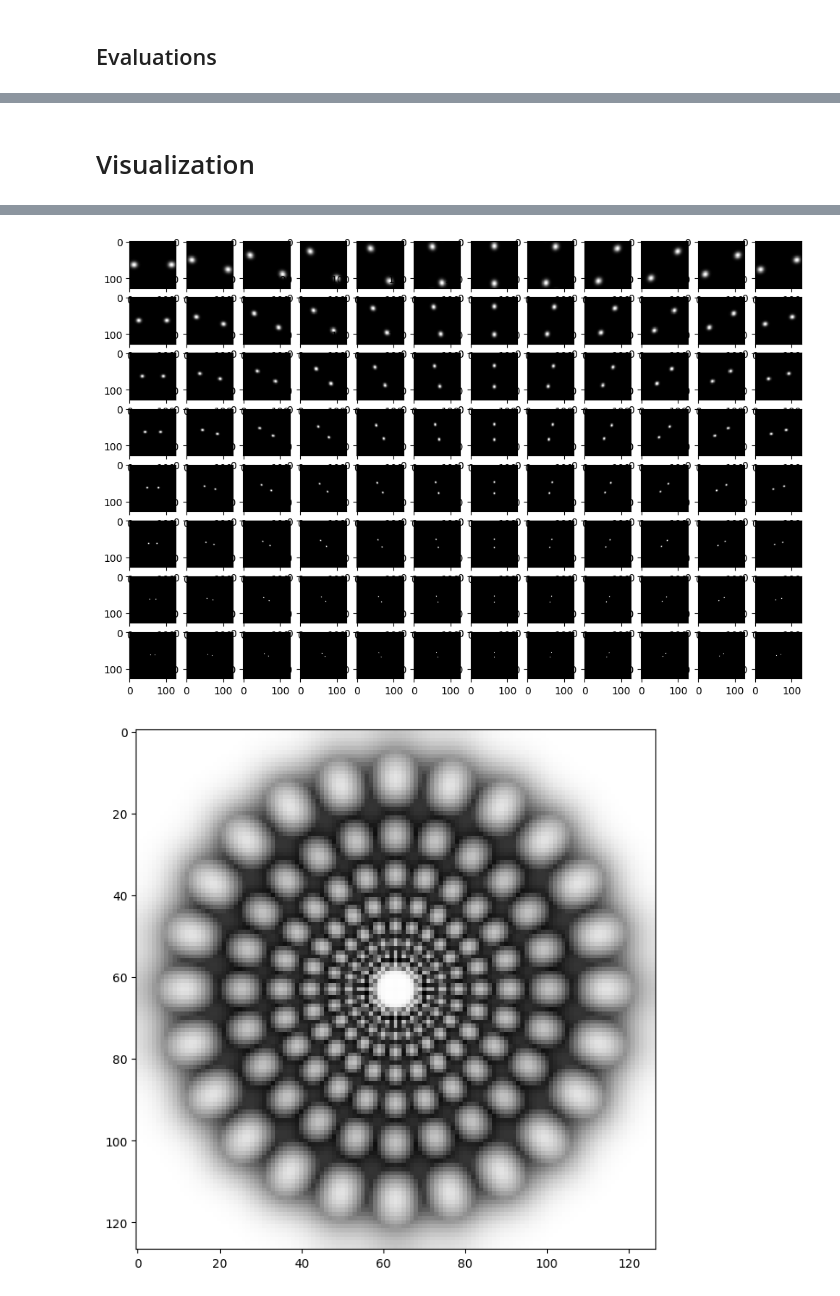
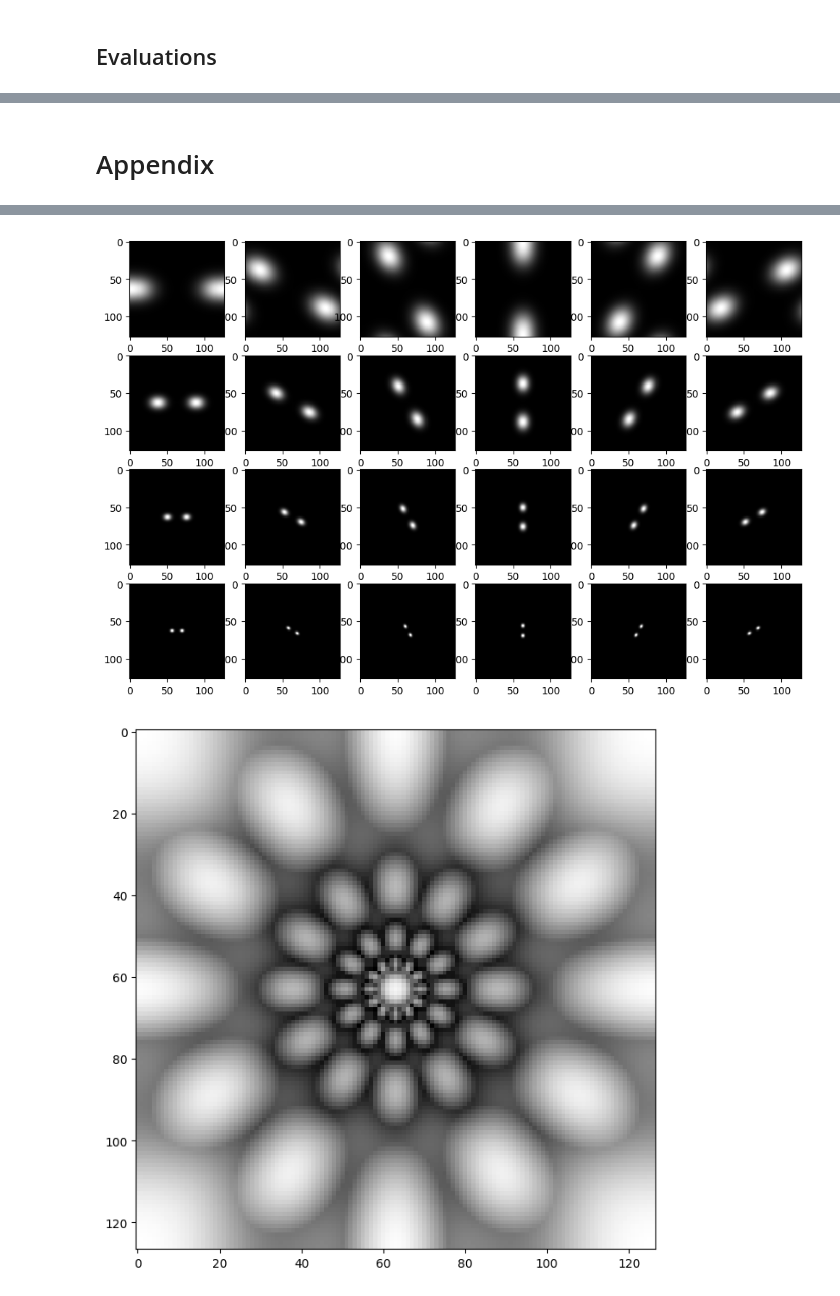
Before and after one commit to y4cj4sul3/Cognitive_Computing_2020, a Jupyter notebook: hw2/hw2.ipynb, the cells around one changed output, grey strips where cells are left out. Drawn from its saved outputs; the diff is of its cells as text; code cells hidden in the pictures.

```diff
--- a/hw2/hw2.ipynb
+++ b/hw2/hw2.ipynb
@@ -171,17 +391,2 @@ load from file
 # %% [markdown]
 ## Evaluations
-# %%
-# Ranking
-def ranking(features):
-    # row: target, col: compare
-    target = np.reshape(features, (features.shape[0], 1, features.shape[1]))
-    compare = features
-
-    # distance/similarity
-    dif = target - compare
-    dist = np.linalg.norm(dif, ord=2, axis=2)
-
-    # ranking
-    ranked = np.argsort(dist, axis=1)
-
-    return ranked, dist
@@ -271,0 +731,3 @@ display(HTML(table))
+# %%
+for i, cate in enumerate(categories):
+    print(i, cate)
@@ -272,17 +752,28 @@ display(HTML(table))
 # %%
 # Visualization
 # target image
-target_idx = 33*20
+target_idx = 2*20
 cat, filename = getFilename(target_idx)
 print('Target Image:', filename)
 plt.imshow(Image.open(filename))
 plt.show()
 
+# figure size
+org_fz = plt.rcParams['figure.figsize']
+org_dpi = plt.rcParams['figure.dpi']
+plt.rcParams['figure.figsize'] = [12, 8]
+plt.rcParams['figure.dpi'] = 100
+
 # queried images
-for i in range(1, 20):
+for i in range(19):
     result_idx = ranked[target_idx, i]
     cat, filename = getFilename(result_idx)
     print('Result Images {}: {}'.format(i, filename))
+    plt.subplot(4, 5, i+1)
     plt.imshow(Image.open(filename))
-    plt.show()
+plt.show()
+
+# reset figure size
+plt.rcParams['figure.figsize'] = org_fz
+plt.rcParams['figure.dpi'] = org_dpi
 # %% [output]
@@ -302,7 +802,7 @@ Result Images 5: data/leather_purse/leather_purse_7.jpg
 # %% [markdown]
-# Visualization
+# Appendix
 # %%
-# Gabor filter
+# Visualization Gabor filter
 # figure size
 org_fz = plt.rcParams['figure.figsize']
 org_dpi = plt.rcParams['figure.dpi']
@@ -310,8 +810,8 @@ plt.rcParams['figure.figsize'] = [12, 8]
 plt.rcParams['figure.dpi'] = 100
 
 # generate filters
-K = 12
-S = 8
+K = 6
+S = 4
 filters = genGaborFilters(K=K, S=S)
 
 # display filters
@@ -321,7 +821,7 @@ for i in range(S*K):
 plt.show()
 
 # display filters with certain orientation
-orientation = 3
+orientation = 0
 plt.subplot(1, 2, 1)
 plt.imshow(filters[orientation], 'gray')
 plt.subplot(1, 2, 2)
@@ -356,2 +856,2 @@ plt.rcParams['figure.dpi'] = org_dpi
-[figure, old version]
+[figure, new version]
-[figure, old version]
+[figure, new version]
```
Also changed, not shown: parts of 30 cells of this notebook, 1 other file.
